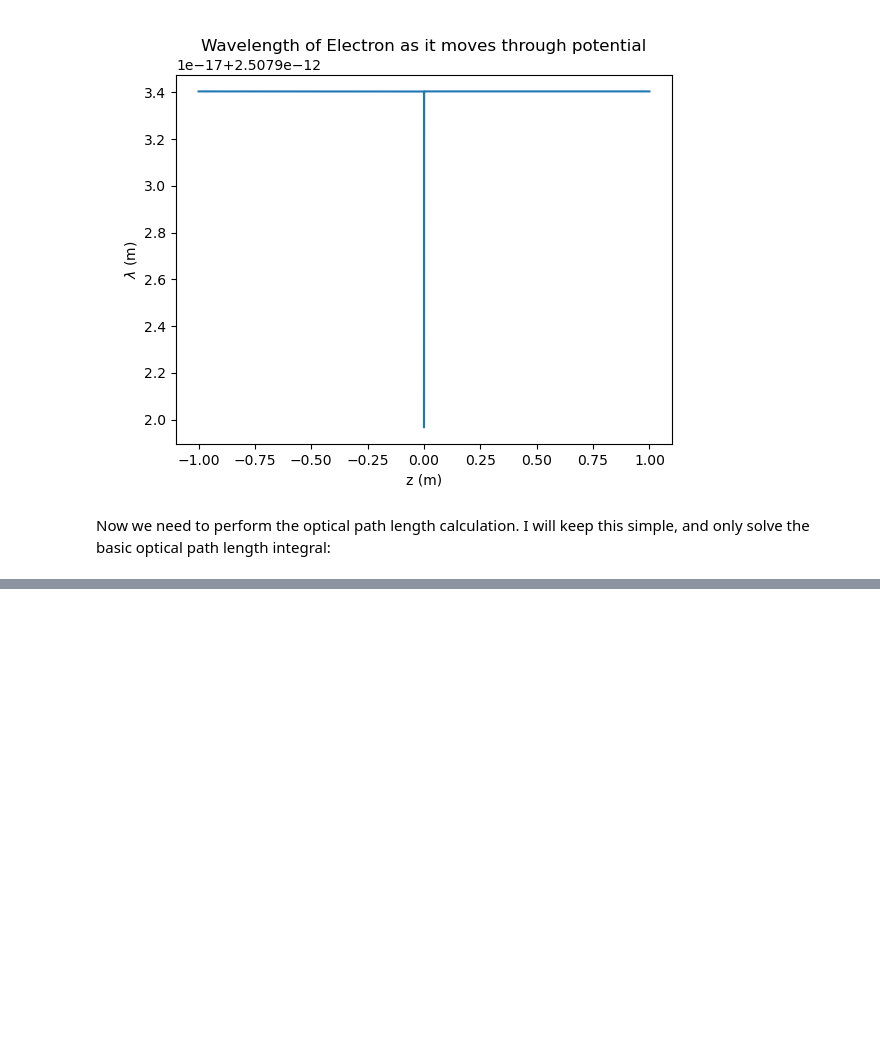
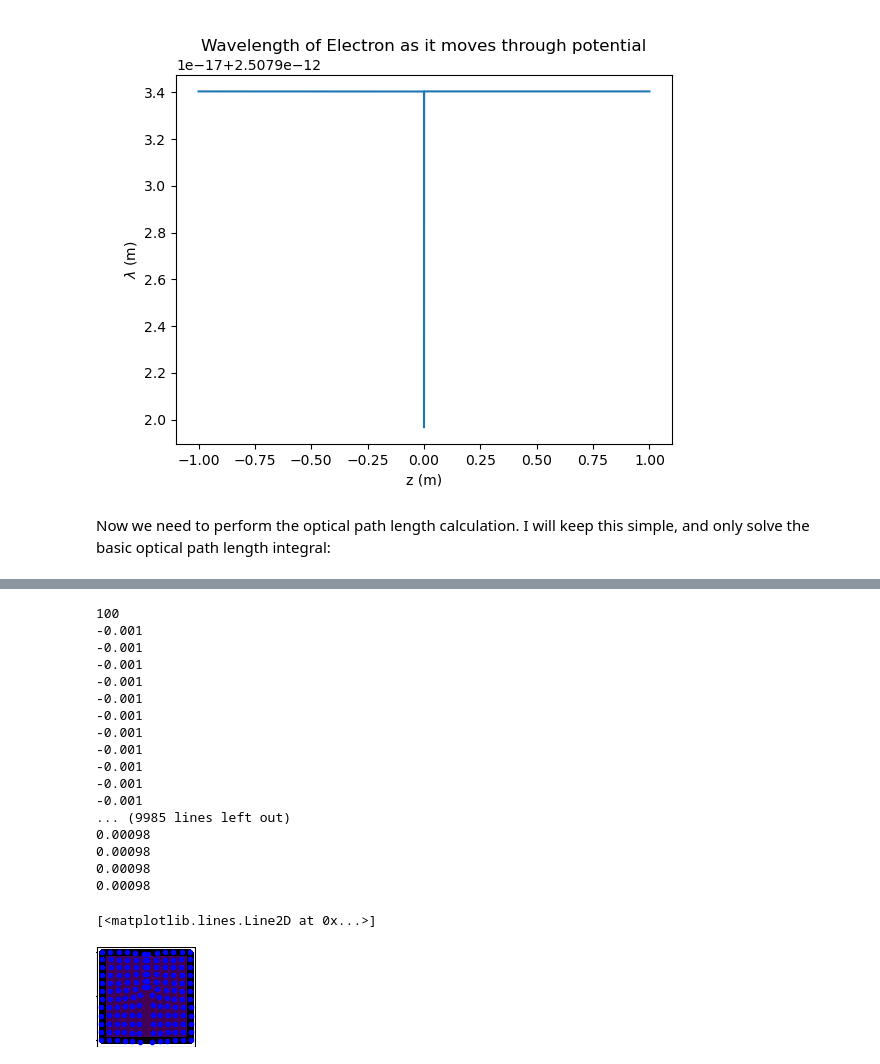
Before and after one commit to AMCLab/TEMGYMAdvanced, a Jupyter notebook: JanghyunCOMAnalysis/wire_giulio_baseline_physical_scale.ipynb, the cells around one changed output, grey strips where cells are left out. Cells and saved outputs as stored; diff of their text form; code cells hidden in the pictures; blank space fills up the shorter version.

```diff
--- a/JanghyunCOMAnalysis/wire_giulio_baseline_physical_scale.ipynb
+++ b/JanghyunCOMAnalysis/wire_giulio_baseline_physical_scale.ipynb
@@ -226,8 +227,8 @@ def make_potential_and_efield(phi, phi_0, x, y, z, eps):
     dphi_hat_wires_electron_dy = phi_hat.diff(y)
     dphi_hat_wires_electron_dz = phi_hat.diff(z)
 
-    phi_hat_wires_electron_lambda = numba.jit(sp.lambdify([x, y, z], phi_hat, 'numpy'))
-    dphi_hat_wires_electron_lambda = numba.jit(sp.lambdify([x, y, z], [dphi_hat_wires_electron_dx, dphi_hat_wires_electron_dy, dphi_hat_wires_electron_dz], 'numpy'))
+    phi_hat_wires_electron_lambda = numba.jit(sp.lambdify([x, y, z], phi_hat, 'numpy'), nopython = True)
+    dphi_hat_wires_electron_lambda = numba.jit(sp.lambdify([x, y, z], [dphi_hat_wires_electron_dx, dphi_hat_wires_electron_dy, dphi_hat_wires_electron_dz], 'numpy'), nopython = True)
 
     return phi_hat_wires_electron_lambda, dphi_hat_wires_electron_lambda
 # %% [markdown]
@@ -281,16 +265,16 @@ Perform ray tracing with our method and with scipy.
 # %%
 from scipy.integrate import solve_ivp
 x0 = np.array([0, 0, 0, 0, 0]) #x, x', y, y', opl
-z0 = -1 #Initial z plane
-zF = 1 #Final z plane
+z0 = -1. #Initial z plane
+zF = 1. #Final z plane
 
 # integration parameters
 params = {'max_step': np.inf,
-          'rtol': 1e-14,
+          'rtol': 1e-13,
           'atol': 1e-20,
           }
 
 phi_hat_lambda_0 = phi_hat_lambda(x0[0], x0[2], z0)
 
-rhs = trajectory_equation_of_motion_numba#make_dop853_func(phi_hat_lambda, dphi_hat_lambda, phi_hat_lambda_0)
+rhs = trajectory_equation_of_motion_numba #make_dop853_func(phi_hat_lambda, dphi_hat_lambda, phi_hat_lambda_0)
 funcptr = rhs.address
@@ -429,0 +497,59 @@ Calculate the phase difference using the optical path length calculation of the
+# %%
+
+my_dpi = 100
+scale = 0.001
+pixels = 25
+image = np.zeros((pixels, pixels ))
+fig, ax = plt.subplots(figsize=(float(image.shape[1])/my_dpi,float(image.shape[0])/my_dpi), dpi=my_dpi)
+fig.subplots_adjust(left=0,right=1,bottom=0,top=1)
+
+pixel_size = (scale*2)/pixels
+
+myInterval=pixel_size
+loc = plticker.MultipleLocator(base=myInterval)
+#ax.xaxis.set_major_locator(loc)
+#ax.yaxis.set_major_locator(loc)
+
+ax.set_xticks(np.linspace(-scale, scale, 3))
+ax.set_yticks(np.linspace(-scale, scale, 3))
+
+# Add the grid
+#ax.grid(which='major', axis='both', linestyle='-', lw = 2, color = 'k')
+
+
+# Add the image
+ax.imshow(image, extent = [-scale, scale, -scale, scale])
+#print(ax.get_xlim())
+nx=abs(int(float(scale-(-scale))/float(myInterval)))
+ny=abs(int(float(scale-(-scale))/float(myInterval)))
+print(nx)
+
+for j in range(ny):
+    y=j*myInterval-scale
+    for i in range(nx):
+        x = j*myInterval-scale
+        ax.plot([x, x], [-scale, scale], 'k.')
+        ax.plot([-scale, scale], [y, y], 'k.')
+
+
+ax.plot(x_out[:, -1], y_out[:, -1], '.b')
+# %% [output]
+100
+-0.001
+-0.001
+-0.001
+-0.001
+-0.001
+-0.001
+-0.001
+-0.001
+-0.001
+-0.001
+-0.001
+... (9985 lines left out)
+0.00098
+0.00098
+0.00098
+0.00098
+[<matplotlib.lines.Line2D at 0x...>]
+[figure, added]
```
Also changed, not shown: parts of 19 cells of this notebook, 1 other file.
